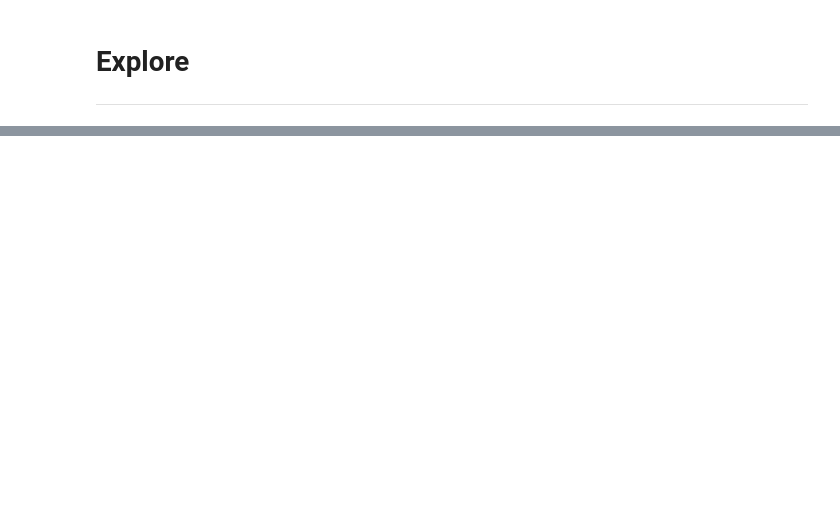
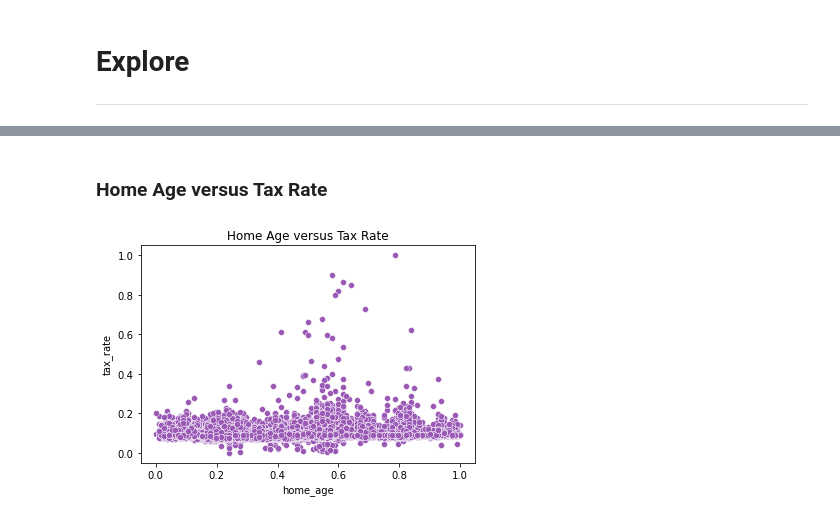
Before and after one commit to DesireeMcElroy/zillow-clustering-project, a Jupyter notebook: zillow.ipynb, the cells around one changed output, grey strips where cells are left out. Drawn from its saved outputs; the diff is of its cells as text; code cells hidden in the pictures; blank space fills up the shorter version.

```diff
--- a/zillow.ipynb
+++ b/zillow.ipynb
@@ -553,0 +548,8 @@ Absolute Logerror versus build_year
+# %% [markdown]
+### Home Age versus Tax Rate
+# %%
+# take a look at a scatterplot for the two variables
+sns.scatterplot(x='home_age', y='tax_rate', data=train_scaled, color='#9b59b6')
+plt.title('Home Age versus Tax Rate');
+# %% [output]
+[figure, added]
```
Also changed, not shown: parts of 48 cells of this notebook.
